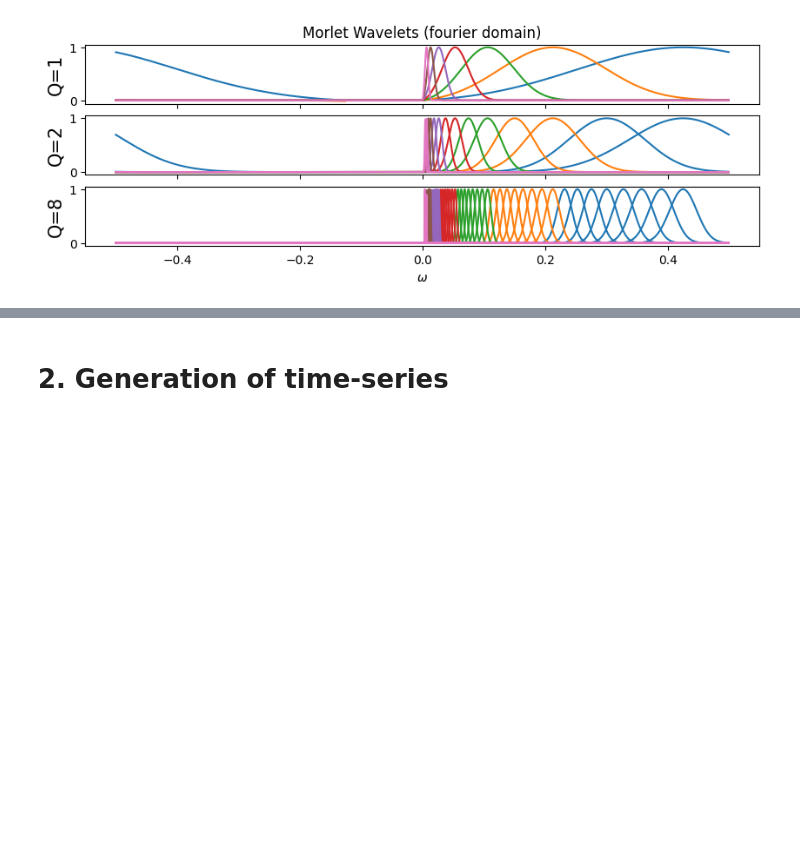
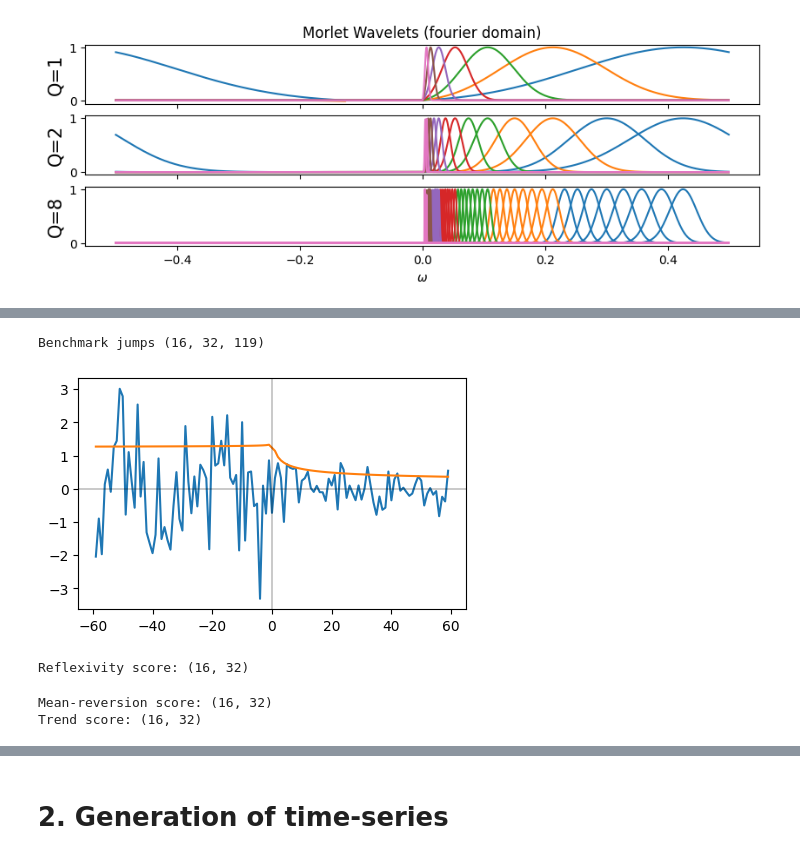
Before and after one commit to RudyMorel/scattering_spectra, a Jupyter notebook: tutorial.ipynb, the cells around one changed output, grey strips where cells are left out. Cells and saved outputs as stored; diff of their text form; code cells hidden in the pictures; blank space fills up the shorter version.

Commit message:
- adding benchmark jumps to tutorial.ipynb

```diff
--- a/tutorial.ipynb
+++ b/tutorial.ipynb
@@ -584,8 +538,0 @@ def compute_td_score(x):
-# %%
-# benchmark data
-x_jumps = np.random.randn(16, 119)
-x_jumps[:, ts==0] *= 10
-
-# plot
-plt.figure(figsize=(5,2))
-plt.plot(ts, x_jumps[0,...]);
@@ -626,0 +658,42 @@ y_td = compute_td_score(x_jumps)
+# %%
+# generate benchmark jumps
+B = 16  # batch_size: number of jumps with given asymmetry  # increase B for a better estimation of the benchmark
+n_asym_level = 32  # number of asymmetry levels
+
+asym_levels = np.linspace(-0.19, 0.19, n_asym_level)
+x_jumps = generate_benchmark_jumps(asym_levels, noise_fact=0.5, B=B)
+print(f"Benchmark jumps {x_jumps.shape}")
+
+# visualize the most anticipatory jump
+i_plot = 0
+envs = jump_envelope(asym_levels)
+plt.figure(figsize=(5,3))
+plt.plot(ts, x_jumps[0,i_plot,:])
+plt.plot(ts, 12*envs[i_plot,:])
+plt.axhline(0.0, lw=0.3, color="black")
+plt.axvline(0.0, lw=0.3, color="black");
+# %% [output]
+Benchmark jumps (16, 32, 119)
+[figure, added]
+# %%
+# reflexivity score
+# compute scattering coefficients 'scat'
+scat_x = compute_scat_asym(x_jumps.reshape(-1,ts.size))
+
+# extract second order coefficients Imag(W|Wx|): time-asymmetry of the volatility profile
+y_reflexivity = compute_reflexivity(scat_x)
+y_reflexivity = y_reflexivity.reshape(B, -1)
+print(f"Reflexivity score: {y_reflexivity.shape}")
+# %% [output]
+Reflexivity score: (16, 32)
+# %%
+# compute mean-reversion score
+y_mr = compute_mr_score(x_jumps)
+print(f"Mean-reversion score: {y_mr.shape}")
+
+# compute trend score
+y_td = compute_td_score(x_jumps)
+print(f"Trend score: {y_td.shape}")
+# %% [output]
+Mean-reversion score: (16, 32)
+Trend score: (16, 32)
```
Also changed, not shown: parts of 8 cells of this notebook.
